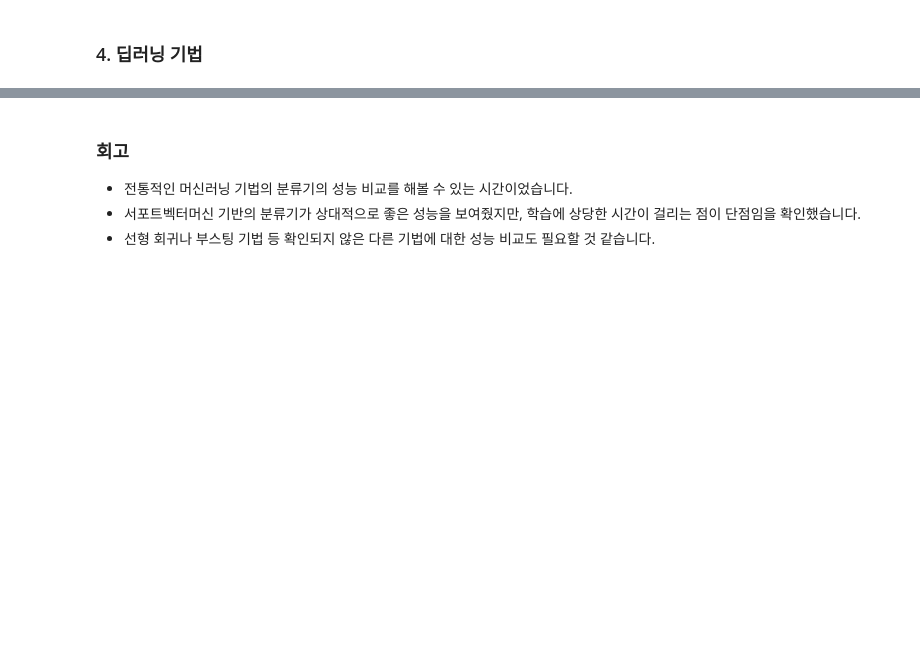
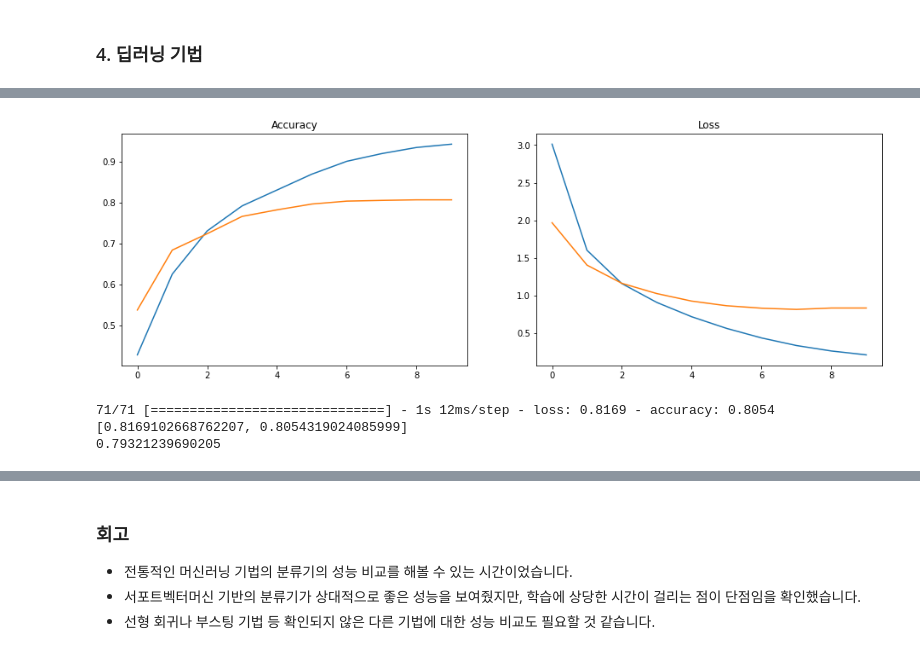
Before and after one commit to sendglee/AIFFEL_quest_rs, a Jupyter notebook: GoingDeeper/De02/news_classification.ipynb, the cells around one changed output, grey strips where cells are left out. Saved outputs shown, nothing was run; the diff lists cells and outputs as text; code cells hidden in the pictures; blank space fills up the shorter version.

```diff
--- a/GoingDeeper/De02/news_classification.ipynb
+++ b/GoingDeeper/De02/news_classification.ipynb
@@ -64,3 +64,7 @@ plt.show()
 훈련용 뉴스의 최대 길이: 2376
 훈련용 뉴스의 평균 길이: 145.54
 [figure]
+# %%
+# 전체 클래스 수
+num_classes = max(y_train) + 1
+print('클래스의 수 : {}'.format(num_classes))
@@ -396,0 +473,15 @@ print(x_train.shape)
+# %%
+optimizer = tf.keras.optimizers.Adam(learning_rate=0.001)
+best_model_check = tf.keras.callbacks.ModelCheckpoint(filepath='news_classification_lstm.keras', monitor='val_loss', save_best_only=True)
+
+EPOCHS = 10
+BATCH_SIZE = 512
+# %%
+dense_model.compile(optimizer=optimizer, loss='sparse_categorical_crossentropy', metrics=['accuracy'])
+
+x_train = tfidf_x_train_set['050'].toarray()
+x_test = tfidf_x_test_set['050'].toarray()
+
+# validation set으로 테스트 데이터가 들어갔음을 주의.
+
+dense_history = dense_model.fit(x_train, y_train, epochs=EPOCHS, batch_size=BATCH_SIZE, callbacks=best_model_check, validation_data=(x_test, y_test))
@@ -396,0 +509,27 @@ print(x_train.shape)
+# %%
+# 학습 그래프
+plt.figure(figsize=(16,5))
+plt.subplot(1, 2, 1)
+plt.plot(dense_history.history['accuracy'], label='train')
+plt.plot(dense_history.history['val_accuracy'], label='test')
+plt.title("Accuracy")
+
+plt.subplot(1, 2, 2)
+plt.plot(dense_history.history['loss'], label='train')
+plt.plot(dense_history.history['val_loss'], label='test')
+plt.title("Loss")
+plt.show()
+# %% [output]
+[figure, added]
+# %%
+# 평가
+model = tf.keras.models.load_model("news_classification_lstm.keras")
+print(model.evaluate(x_test, y_test))
+pred = model.predict(x_test)
+pred = np.argmax(pred, axis = 1)
+f1 = f1_score(y_test, pred, average='weighted')
+print(f1)
+# %% [output]
+71/71 [==============================] - 1s 12ms/step - loss: 0.8169 - accuracy: 0.8054
+[0.8169102668762207, 0.8054319024085999]
+0.79321239690205
```
Also changed, not shown: parts of 18 cells of this notebook.
